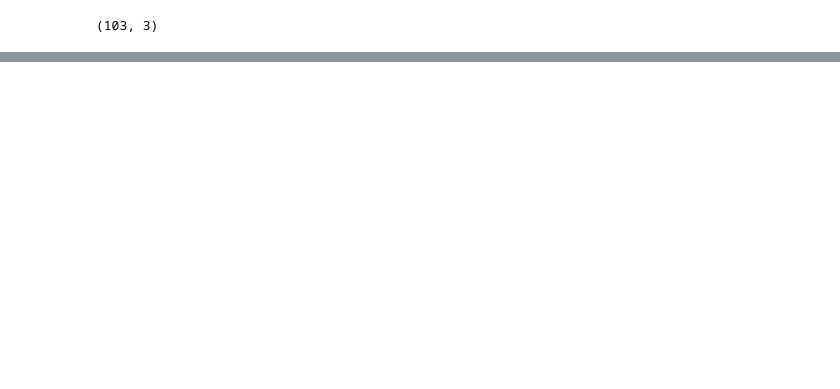
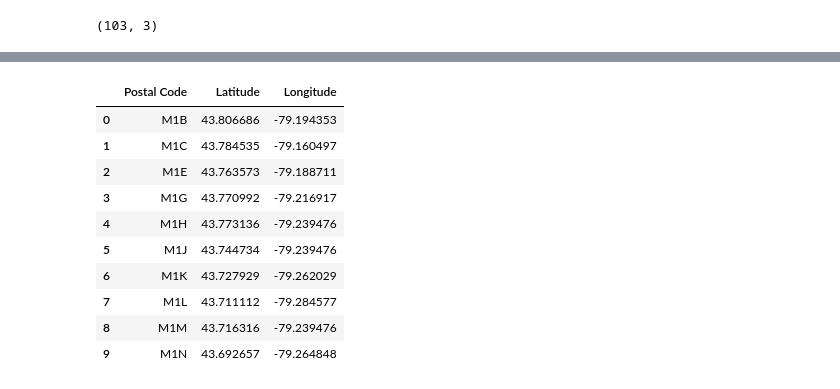
Before and after one commit to ruidongjr/IBM-Applied-Data-Science-Capstone, a Jupyter notebook: week3.ipynb, the cells around one changed output, grey strips where cells are left out. Drawn from its saved outputs; the diff is of its cells as text; code cells hidden in the pictures; blank space fills up the shorter version.

```diff
--- a/week3.ipynb
+++ b/week3.ipynb
@@ -135,0 +171,16 @@ canada_df.shape
+# %%
+# Read coordinates data and save into a DataFram
+geo_df = pd.read_csv('Geospatial_Coordinates.csv')
+geo_df.head(10)
+# %% [output]
+|  | Postal Code | Latitude | Longitude |
+| 0 | M1B | 43.806686 | -79.194353 |
+| 1 | M1C | 43.784535 | -79.160497 |
+| 2 | M1E | 43.763573 | -79.188711 |
+| 3 | M1G | 43.770992 | -79.216917 |
+| 4 | M1H | 43.773136 | -79.239476 |
+| 5 | M1J | 43.744734 | -79.239476 |
+| 6 | M1K | 43.727929 | -79.262029 |
+| 7 | M1L | 43.711112 | -79.284577 |
+| 8 | M1M | 43.716316 | -79.239476 |
+| 9 | M1N | 43.692657 | -79.264848 |
```
Also changed, not shown: parts of 15 cells of this notebook.
